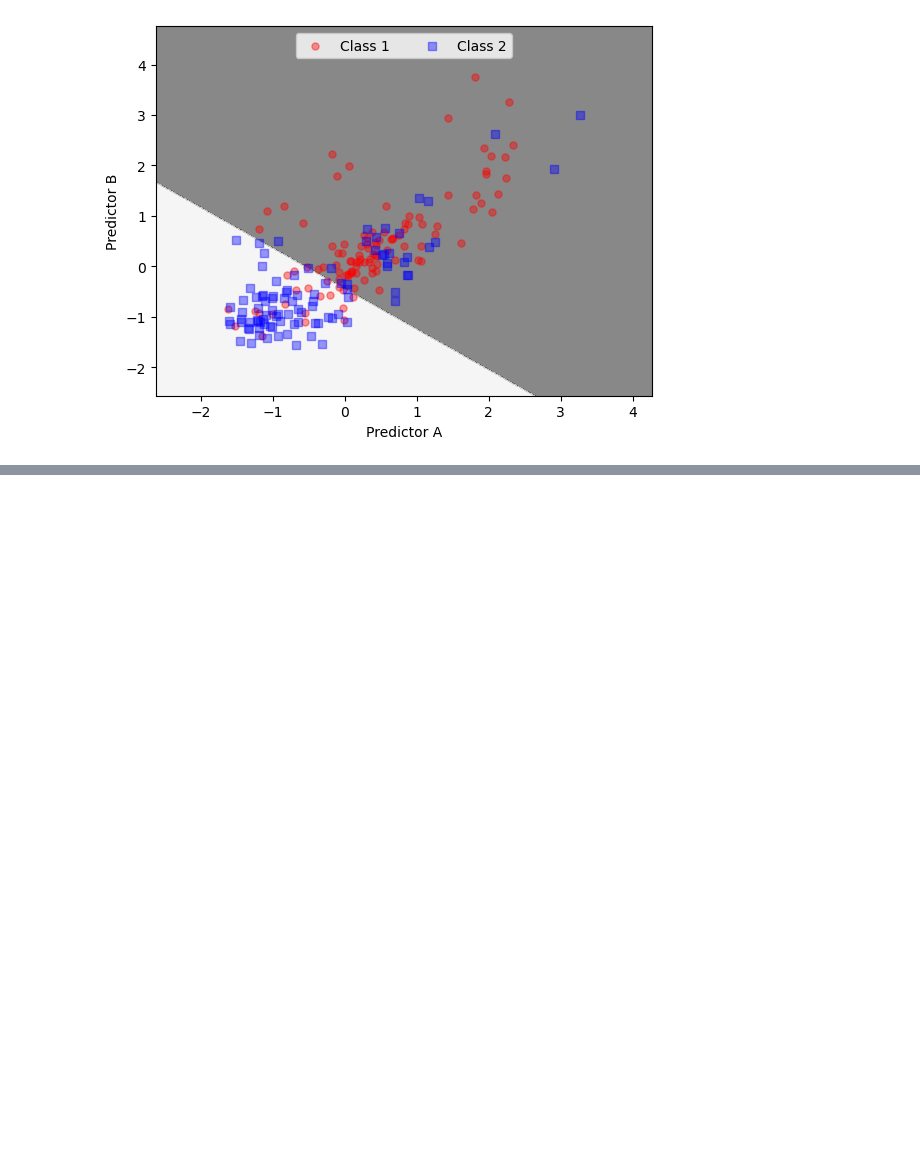
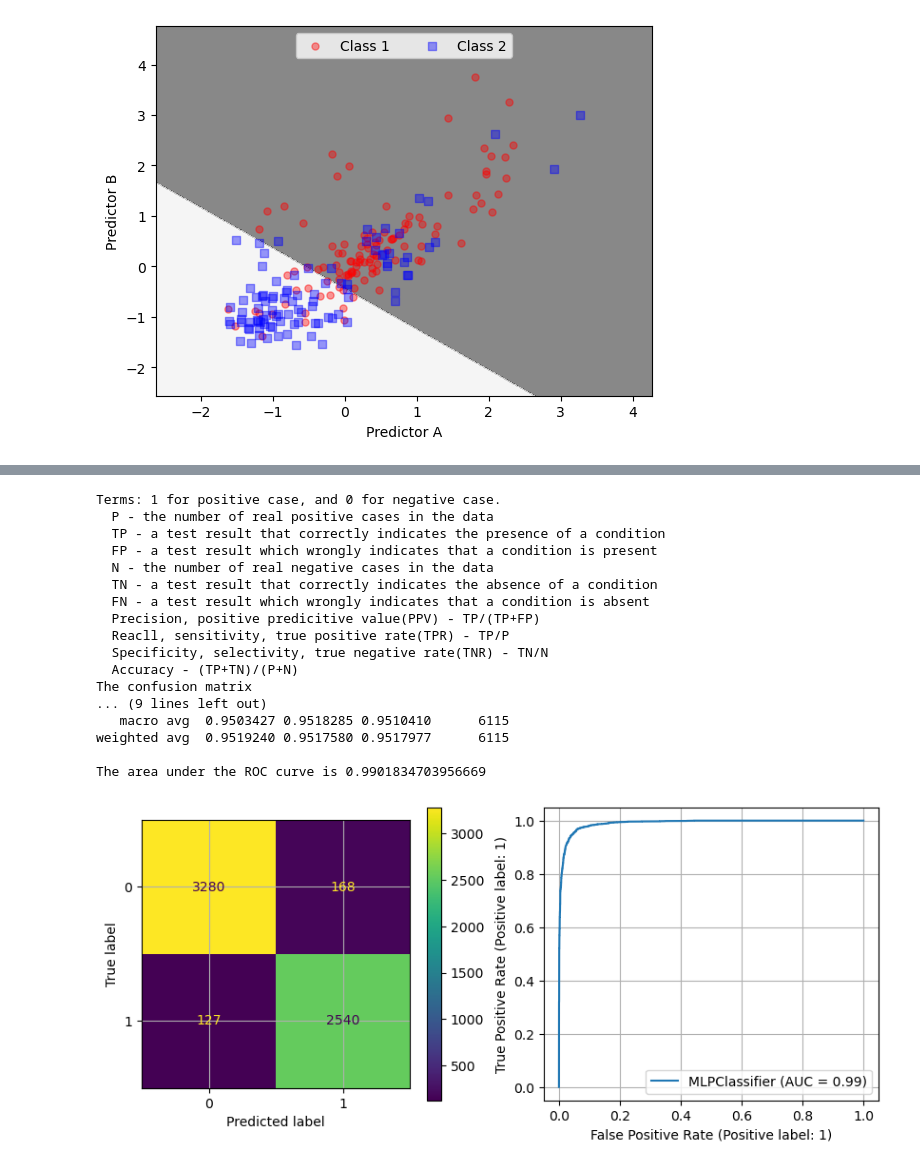
Before and after one commit to chenxuhe79/AppliedPredictiveModeling, a Jupyter notebook: Ch13_7 Nonlinear Classification Models.ipynb, the cells around one changed output, grey strips where cells are left out. Saved outputs shown, nothing was run; the diff lists cells and outputs as text; code cells hidden in the pictures; blank space fills up the shorter version.

Commit message:
Update Ch13_7 Nonlinear Classification Models.ipynb
with reducedSet data

```diff
--- a/Ch13_7 Nonlinear Classification Models.ipynb
+++ b/Ch13_7 Nonlinear Classification Models.ipynb
@@ -274,0 +284,19 @@ _ = plotDecisionBoundary(avNN,trainX_scaled, trainy)
+# %%
+trainX = trainX0[reducedSet]
+trainy = trainy0
+validX = validX0[reducedSet]
+validy = validy0
+
+trainX_scaled = sc.fit_transform(trainX)
+trainX_ss = normalizer.fit_transform(trainX_scaled)
+
+validX_scaled = sc.fit_transform(validX)
+validX_ss = normalizer.fit_transform(validX_scaled)
+# %%
+nnet_param = {'solver':['lbfgs','sgd','adam'],\
+              'hidden_layer_sizes':[tuple(range(x,x+1)) for x in range(1,11)],\
+              'alpha':[0,0.1,1,2]}
+# %%
+mlp = MLPClassifier()
+mlpGS = GridSearchCV(mlp, nnet_param, cv = cv, scoring = 'roc_auc', n_jobs = -1)
+mlpGS.fit(trainX_scaled, trainy)
@@ -274,0 +348,23 @@ _ = plotDecisionBoundary(avNN,trainX_scaled, trainy)
+# %%
+mlpModel = mlpGS.best_estimator_
+# %%
+modelPerf(mlpModel,trainX_scaled, trainy)
+# %% [output]
+Terms: 1 for positive case, and 0 for negative case.
+  P - the number of real positive cases in the data
+  TP - a test result that correctly indicates the presence of a condition
+  FP - a test result which wrongly indicates that a condition is present
+  N - the number of real negative cases in the data
+  TN - a test result that correctly indicates the absence of a condition
+  FN - a test result which wrongly indicates that a condition is absent
+  Precision, positive predicitive value(PPV) - TP/(TP+FP)
+  Reacll, sensitivity, true positive rate(TPR) - TP/P
+  Specificity, selectivity, true negative rate(TNR) - TN/N
+  Accuracy - (TP+TN)/(P+N)
+The confusion matrix
+... (9 lines left out)
+   macro avg  0.9503427 0.9518285 0.9510410      6115
+weighted avg  0.9519240 0.9517580 0.9517977      6115
+
+The area under the ROC curve is 0.9901834703956669
+[figure, added]
```
Also changed, not shown: parts of 17 cells of this notebook.
